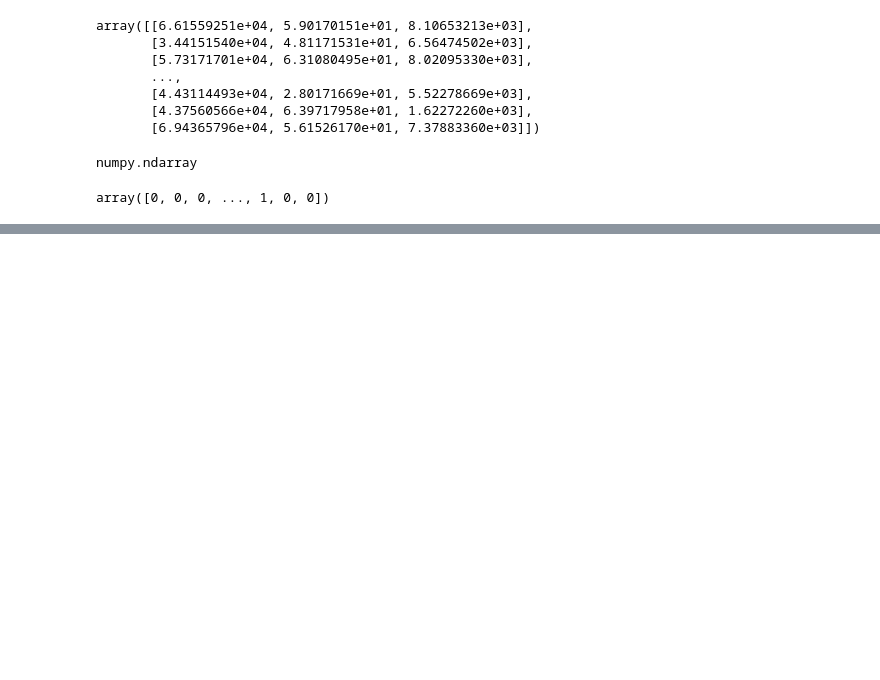
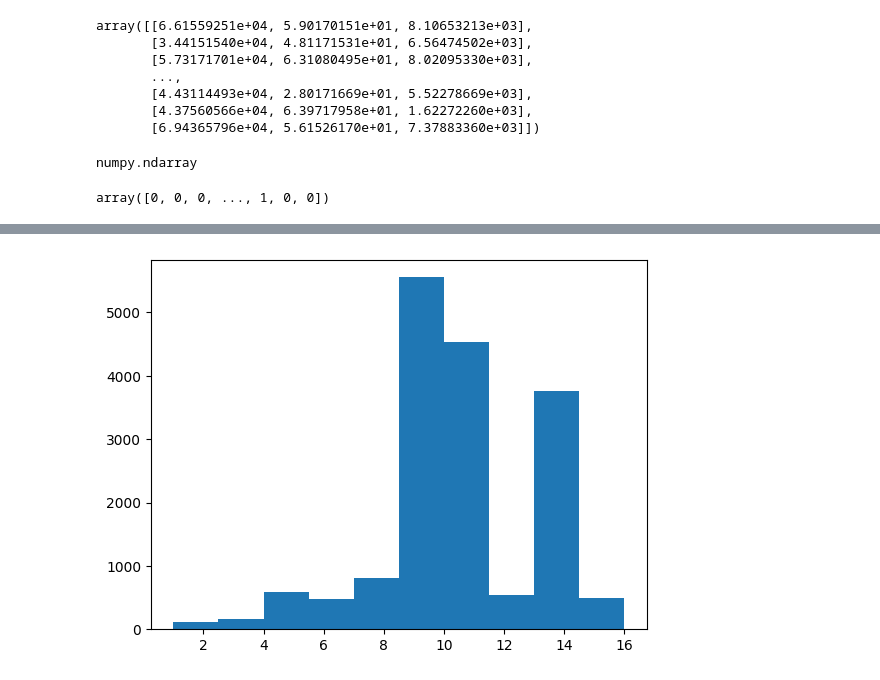
Before and after one commit to CGabriel22/machine_learning_course, a Jupyter notebook: CursoMachineLearning.ipynb, the cells around one changed output, grey strips where cells are left out. Drawn from its saved outputs; the diff is of its cells as text; code cells hidden in the pictures; blank space fills up the shorter version.

```diff
--- a/CursoMachineLearning.ipynb
+++ b/CursoMachineLearning.ipynb
@@ -195,0 +319,4 @@ array([0, 0, 0, ..., 1, 0, 0])
+# %%
+plt.hist(x = base_census['education-num']);
+# %% [output]
+[figure, added]
```
Also changed, not shown: parts of 46 cells of this notebook.
